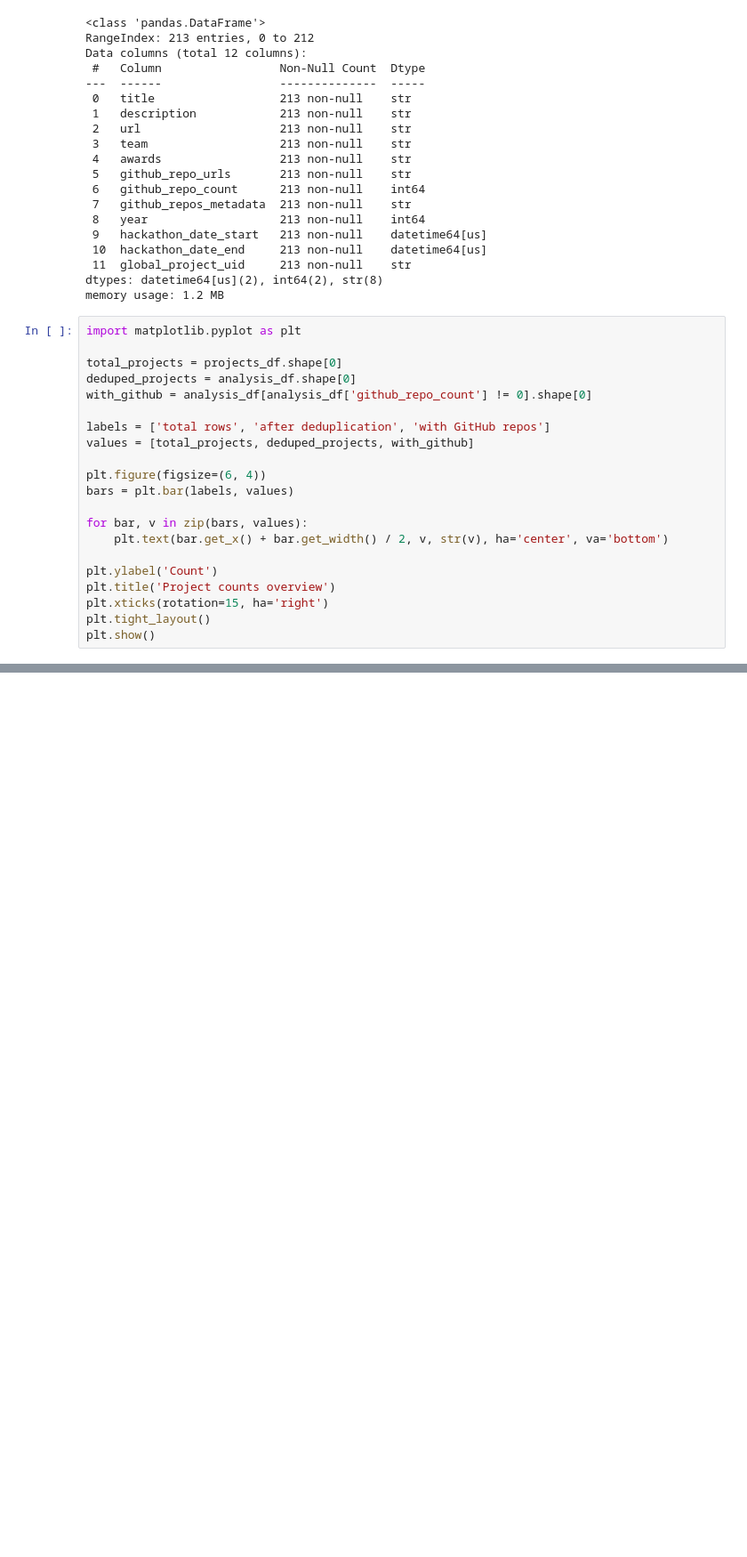
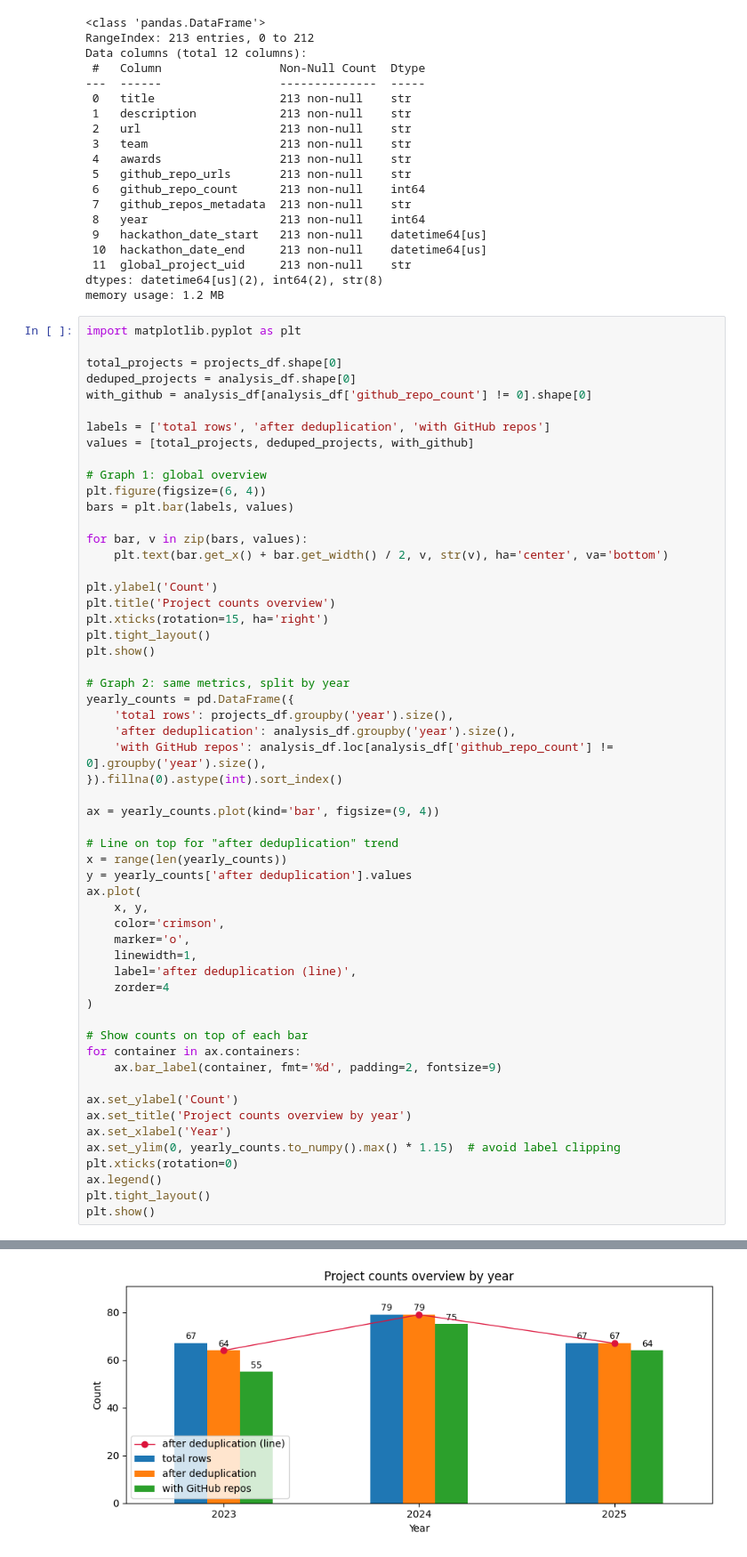
Before and after one commit to sdsc-ordes/open-pulse-hackalysis, a Jupyter notebook: notebooks/analysis.ipynb, the cells around one changed output, grey strips where cells are left out. Shown at 89% size. Drawn from its saved outputs; the diff is of its cells as text; blank space fills up the shorter version.

Commit message:
update: further analysis

```diff
--- a/notebooks/analysis.ipynb
+++ b/notebooks/analysis.ipynb
@@ -322,23 +322,59 @@ memory usage: 1.2 MB
 # %%
 import matplotlib.pyplot as plt
 
 total_projects = projects_df.shape[0]
 deduped_projects = analysis_df.shape[0]
 with_github = analysis_df[analysis_df['github_repo_count'] != 0].shape[0]
 
 labels = ['total rows', 'after deduplication', 'with GitHub repos']
 values = [total_projects, deduped_projects, with_github]
 
+# Graph 1: global overview
 plt.figure(figsize=(6, 4))
 bars = plt.bar(labels, values)
 
 for bar, v in zip(bars, values):
     plt.text(bar.get_x() + bar.get_width() / 2, v, str(v), ha='center', va='bottom')
 
 plt.ylabel('Count')
 plt.title('Project counts overview')
 plt.xticks(rotation=15, ha='right')
 plt.tight_layout()
 plt.show()
+
+# Graph 2: same metrics, split by year
+yearly_counts = pd.DataFrame({
+    'total rows': projects_df.groupby('year').size(),
+    'after deduplication': analysis_df.groupby('year').size(),
+    'with GitHub repos': analysis_df.loc[analysis_df['github_repo_count'] != 0].groupby('year').size(),
+}).fillna(0).astype(int).sort_index()
+
+ax = yearly_counts.plot(kind='bar', figsize=(9, 4))
+
+# Line on top for "after deduplication" trend
+x = range(len(yearly_counts))
+y = yearly_counts['after deduplication'].values
+ax.plot(
+    x, y,
+    color='crimson',
+    marker='o',
+    linewidth=1,
+    label='after deduplication (line)',
+    zorder=4
+)
+
+# Show counts on top of each bar
+for container in ax.containers:
+    ax.bar_label(container, fmt='%d', padding=2, fontsize=9)
+
+ax.set_ylabel('Count')
+ax.set_title('Project counts overview by year')
+ax.set_xlabel('Year')
+ax.set_ylim(0, yearly_counts.to_numpy().max() * 1.15)  # avoid label clipping
+plt.xticks(rotation=0)
+ax.legend()
+plt.tight_layout()
+plt.show()
 # %% [output]
 [figure]
+[figure, added]
```
Also changed, not shown: parts of 10 cells of this notebook, 2 other files.
